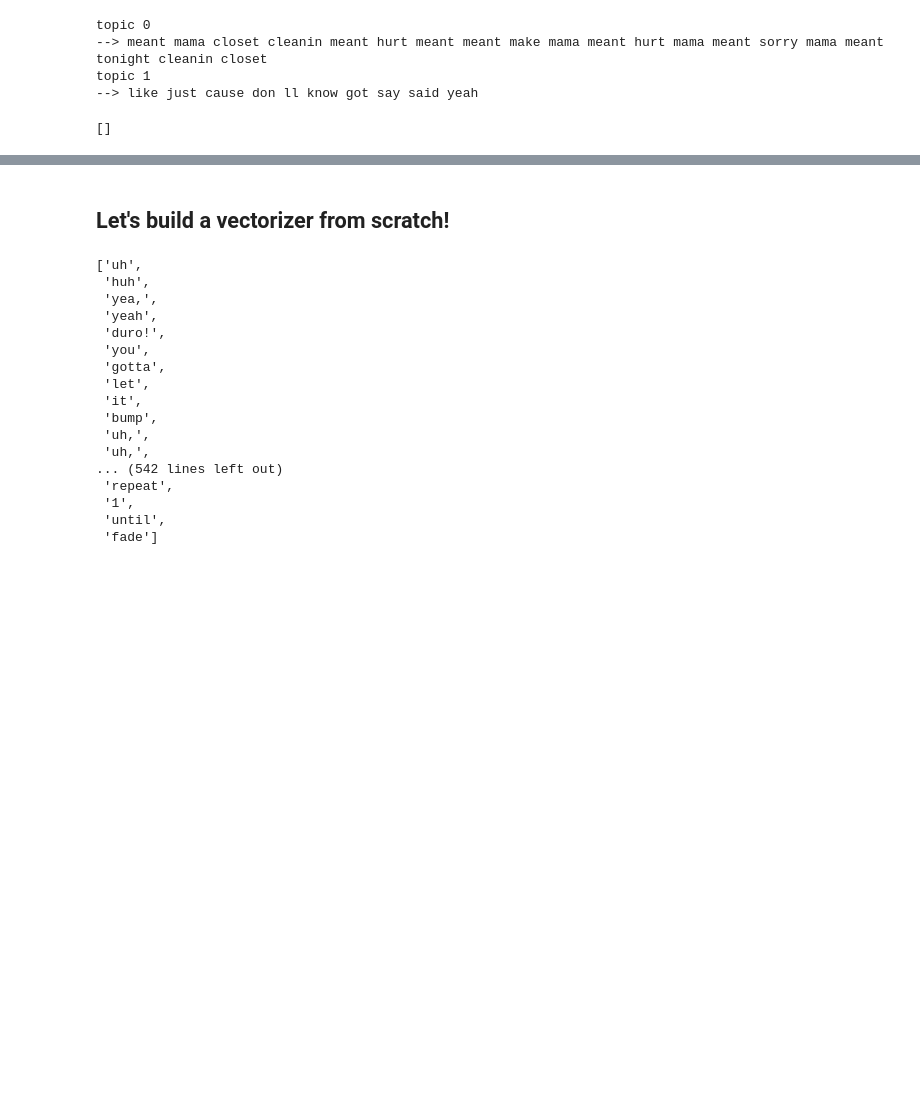
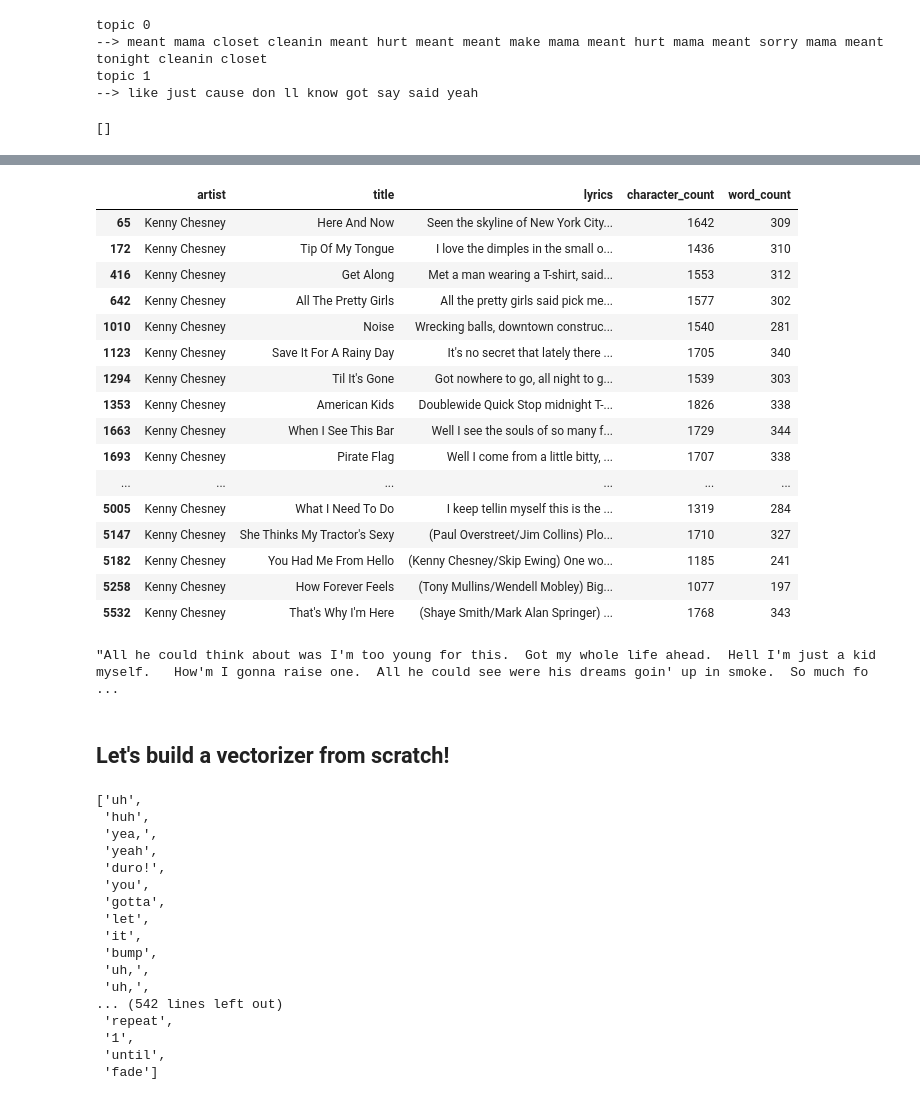
Before and after one commit to sn-ekstrand/lyric-clustering, a Jupyter notebook: notebooks/model_exploration.ipynb, the cells around one changed output, grey strips where cells are left out. Cells and saved outputs as stored; diff of their text form; code cells hidden in the pictures; blank space fills up the shorter version.

```diff
--- a/notebooks/model_exploration.ipynb
+++ b/notebooks/model_exploration.ipynb
@@ -192,3 +218,27 @@ topic 1
+# %%
+df[(df['artist'] == 'Kenny Chesney')]
+# %% [output]
+|  | artist | title | lyrics | character_count | word_count |
+| 65 | Kenny Chesney | Here And Now | Seen the skyline of New York City... | 1642 | 309 |
+| 172 | Kenny Chesney | Tip Of My Tongue | I love the dimples in the small o... | 1436 | 310 |
+| 416 | Kenny Chesney | Get Along | Met a man wearing a T-shirt, said... | 1553 | 312 |
+| 642 | Kenny Chesney | All The Pretty Girls | All the pretty girls said pick me... | 1577 | 302 |
+| 1010 | Kenny Chesney | Noise | Wrecking balls, downtown construc... | 1540 | 281 |
+| 1123 | Kenny Chesney | Save It For A Rainy Day | It's no secret that lately there ... | 1705 | 340 |
+| 1294 | Kenny Chesney | Til It's Gone | Got nowhere to go, all night to g... | 1539 | 303 |
+| 1353 | Kenny Chesney | American Kids | Doublewide Quick Stop midnight T-... | 1826 | 338 |
+| 1663 | Kenny Chesney | When I See This Bar | Well I see the souls of so many f... | 1729 | 344 |
+| 1693 | Kenny Chesney | Pirate Flag | Well I come from a little bitty, ... | 1707 | 338 |
+| ... | ... | ... | ... | ... | ... |
+| 5005 | Kenny Chesney | What I Need To Do | I keep tellin myself this is the ... | 1319 | 284 |
+| 5147 | Kenny Chesney | She Thinks My Tractor's Sexy | (Paul Overstreet/Jim Collins) Plo... | 1710 | 327 |
+| 5182 | Kenny Chesney | You Had Me From Hello | (Kenny Chesney/Skip Ewing) One wo... | 1185 | 241 |
+| 5258 | Kenny Chesney | How Forever Feels | (Tony Mullins/Wendell Mobley) Big... | 1077 | 197 |
+| 5532 | Kenny Chesney | That's Why I'm Here | (Shaye Smith/Mark Alan Springer) ... | 1768 | 343 |
+# %%
+df['lyrics'][4033]
+# %% [output]
+"All he could think about was I'm too young for this.  Got my whole life ahead.  Hell I'm just a kid myself.   How'm I gonna raise one.  All he could see were his dreams goin' up in smoke.  So much fo ...
 # %% [markdown]
 ## Let's build a vectorizer from scratch!
 # %%
```
Also changed, not shown: parts of 3 cells of this notebook.
